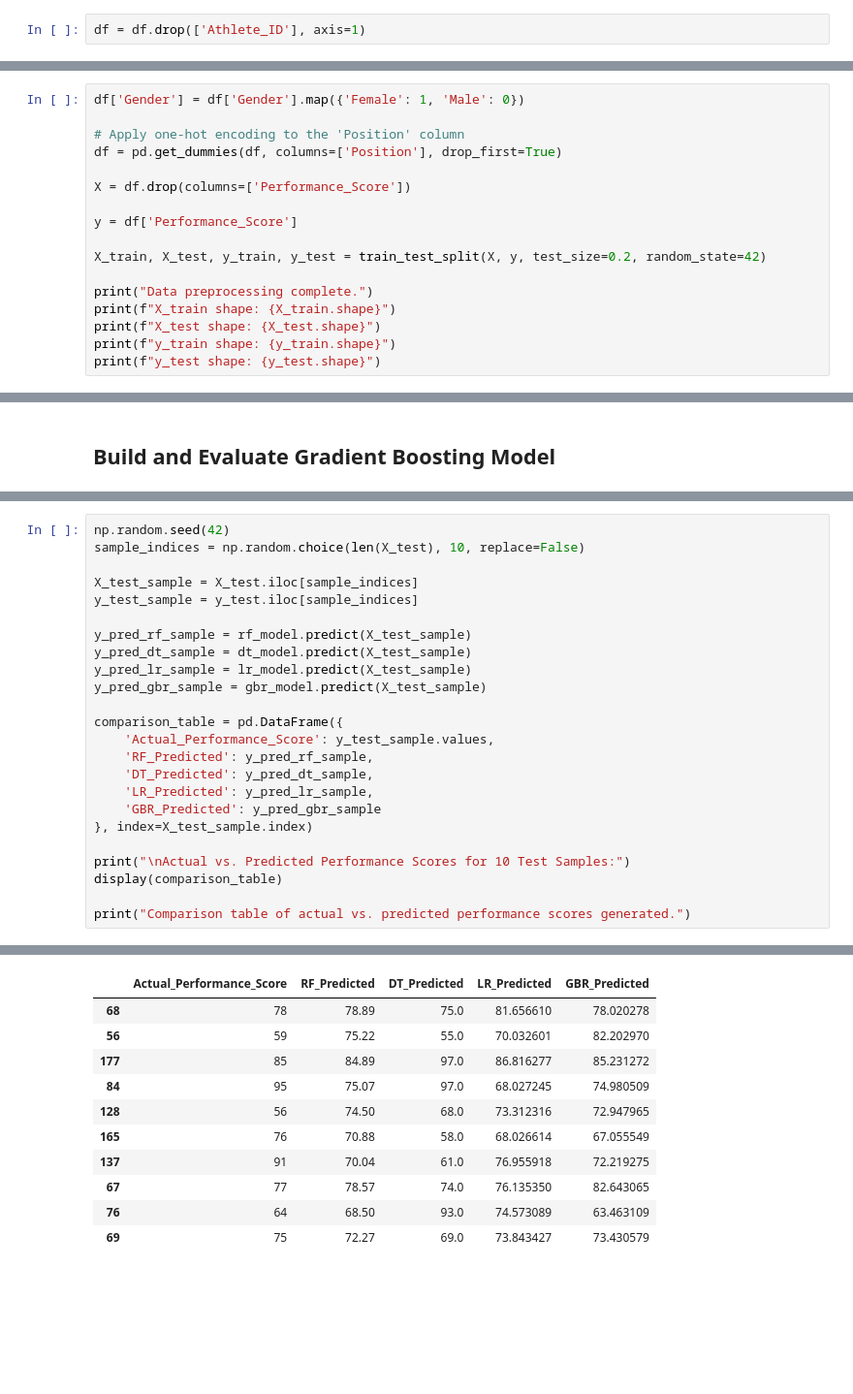
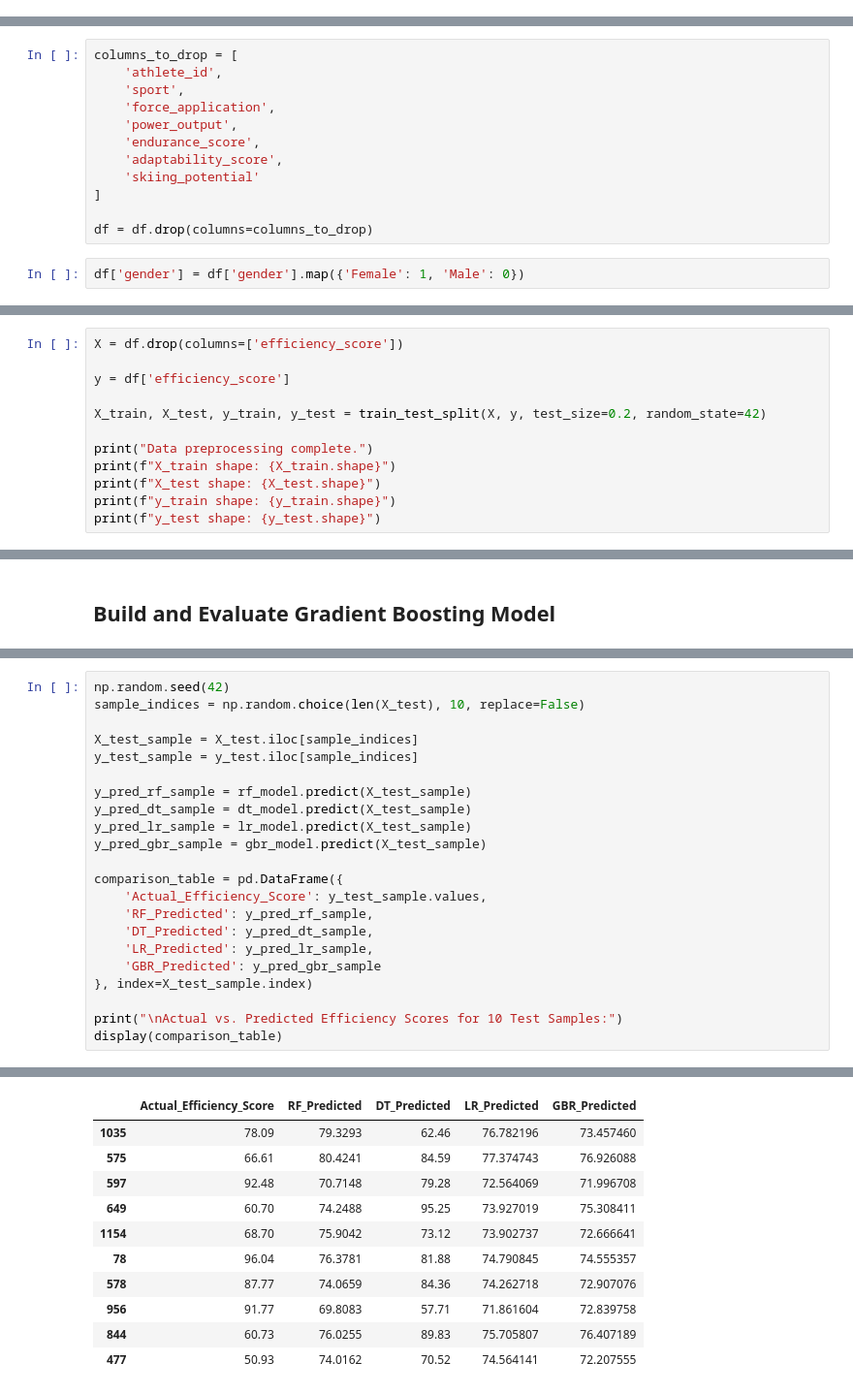
Before and after one commit to matkubita/Athlete_Performance_research, a Jupyter notebook: Athlete_Performance_Regression_Analysis_Zubalewicz_Kubita.ipynb, the cells around one changed output, grey strips where cells are left out. Shown at 97% size. Cells and saved outputs as stored; diff of their text form; blank space fills up the shorter version.

```diff
--- a/Athlete_Performance_Regression_Analysis_Zubalewicz_Kubita.ipynb
+++ b/Athlete_Performance_Regression_Analysis_Zubalewicz_Kubita.ipynb
@@ -73,2 +45,0 @@ Performance Metrics
-# %%
-df = df.drop(['Athlete_ID'], axis=1)
@@ -133,0 +108,14 @@ Box plots showing Performance Score distribution by Gender and Position generate
+# %%
+columns_to_drop = [
+    'athlete_id',
+    'sport',
+    'force_application',
+    'power_output',
+    'endurance_score',
+    'adaptability_score',
+    'skiing_potential'
+]
+
+df = df.drop(columns=columns_to_drop)
+# %%
+df['gender'] = df['gender'].map({'Female': 1, 'Male': 0})
@@ -207,13 +227,8 @@ Index(['Age', 'Gender', 'Height_cm', 'Weight_kg', 'Position',
       dtype='object')
 # %%
-df['Gender'] = df['Gender'].map({'Female': 1, 'Male': 0})
+X = df.drop(columns=['efficiency_score'])
 
-# Apply one-hot encoding to the 'Position' column
-df = pd.get_dummies(df, columns=['Position'], drop_first=True)
-
-X = df.drop(columns=['Performance_Score'])
-
-y = df['Performance_Score']
+y = df['efficiency_score']
 
 X_train, X_test, y_train, y_test = train_test_split(X, y, test_size=0.2, random_state=42)
 
@@ -451,15 +466,13 @@ y_pred_lr_sample = lr_model.predict(X_test_sample)
 y_pred_gbr_sample = gbr_model.predict(X_test_sample)
 
 comparison_table = pd.DataFrame({
-    'Actual_Performance_Score': y_test_sample.values,
+    'Actual_Efficiency_Score': y_test_sample.values,
     'RF_Predicted': y_pred_rf_sample,
     'DT_Predicted': y_pred_dt_sample,
     'LR_Predicted': y_pred_lr_sample,
     'GBR_Predicted': y_pred_gbr_sample
 }, index=X_test_sample.index)
 
-print("\nActual vs. Predicted Performance Scores for 10 Test Samples:")
+print("\nActual vs. Predicted Efficiency Scores for 10 Test Samples:")
 display(comparison_table)
-
-print("Comparison table of actual vs. predicted performance scores generated.")
 # %% [output]
@@ -467,11 +480,11 @@ Actual vs. Predicted Performance Scores for 10 Test Samples:
-|  | Actual_Performance_Score | RF_Predicted | DT_Predicted | LR_Predicted | GBR_Predicted |
-| 68 | 78 | 78.89 | 75.0 | 81.656610 | 78.020278 |
-| 56 | 59 | 75.22 | 55.0 | 70.032601 | 82.202970 |
-| 177 | 85 | 84.89 | 97.0 | 86.816277 | 85.231272 |
-| 84 | 95 | 75.07 | 97.0 | 68.027245 | 74.980509 |
-| 128 | 56 | 74.50 | 68.0 | 73.312316 | 72.947965 |
-| 165 | 76 | 70.88 | 58.0 | 68.026614 | 67.055549 |
-| 137 | 91 | 70.04 | 61.0 | 76.955918 | 72.219275 |
-| 67 | 77 | 78.57 | 74.0 | 76.135350 | 82.643065 |
-| 76 | 64 | 68.50 | 93.0 | 74.573089 | 63.463109 |
-| 69 | 75 | 72.27 | 69.0 | 73.843427 | 73.430579 |
+|  | Actual_Efficiency_Score | RF_Predicted | DT_Predicted | LR_Predicted | GBR_Predicted |
+| 1035 | 78.09 | 79.3293 | 62.46 | 76.782196 | 73.457460 |
+| 575 | 66.61 | 80.4241 | 84.59 | 77.374743 | 76.926088 |
+| 597 | 92.48 | 70.7148 | 79.28 | 72.564069 | 71.996708 |
+| 649 | 60.70 | 74.2488 | 95.25 | 73.927019 | 75.308411 |
+| 1154 | 68.70 | 75.9042 | 73.12 | 73.902737 | 72.666641 |
+| 78 | 96.04 | 76.3781 | 81.88 | 74.790845 | 74.555357 |
+| 578 | 87.77 | 74.0659 | 84.36 | 74.262718 | 72.907076 |
+| 956 | 91.77 | 69.8083 | 57.71 | 71.861604 | 72.839758 |
+| 844 | 60.73 | 76.0255 | 89.83 | 75.705807 | 76.407189 |
+| 477 | 50.93 | 74.0162 | 70.52 | 74.564141 | 72.207555 |
```
Also changed, not shown: parts of 34 cells of this notebook, 1 other file.
